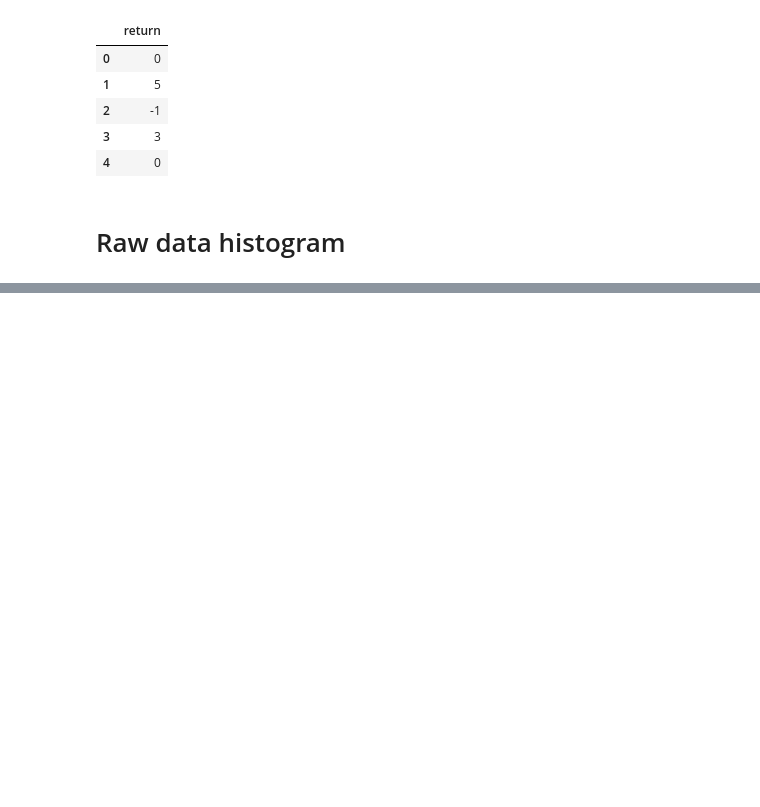
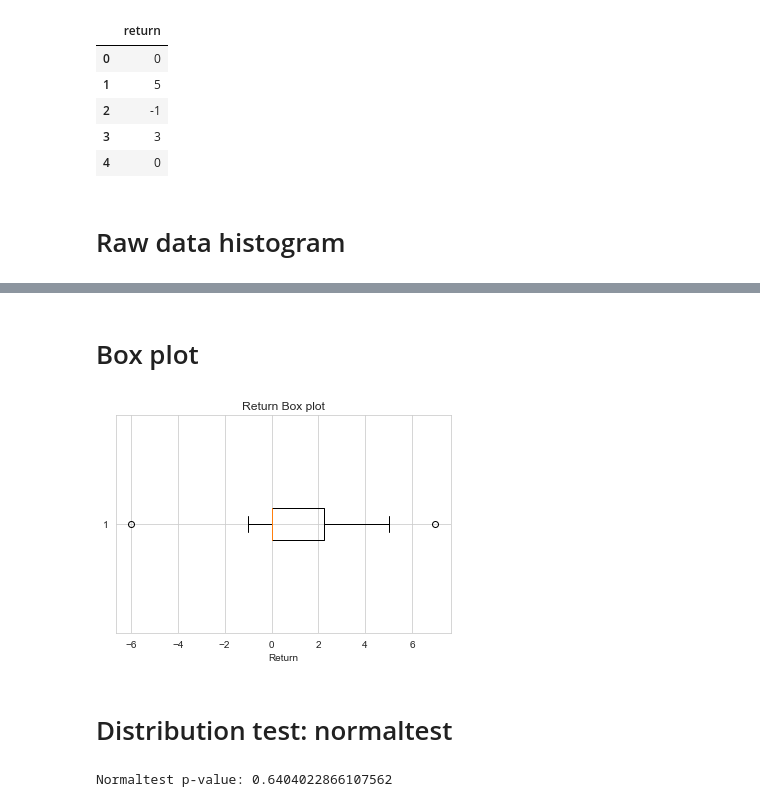
Before and after one commit to javipmontes/Programming4DS, a Jupyter notebook: Code/ReturnAnalysis.ipynb, the cells around one changed output, grey strips where cells are left out. Drawn from its saved outputs; the diff is of its cells as text; code cells hidden in the pictures; blank space fills up the shorter version.

```diff
--- a/Code/ReturnAnalysis.ipynb
+++ b/Code/ReturnAnalysis.ipynb
@@ -37,0 +57,16 @@ plt.show()
+# %% [markdown]
+# Box plot
+# %%
+plt.boxplot(return_df['return'], vert=False)
+plt.title('Return Box plot')
+plt.xlabel('Return')
+plt.show()
+# %% [output]
+[figure, added]
+# %% [markdown]
+# Distribution test: normaltest
+# %%
+stat, p_val = normaltest(return_df['return'])
+print(f'Normaltest p-value: {p_val}')
+# %% [output]
+Normaltest p-value: 0.6404022866107562
```
Also changed, not shown: parts of 9 cells of this notebook.
